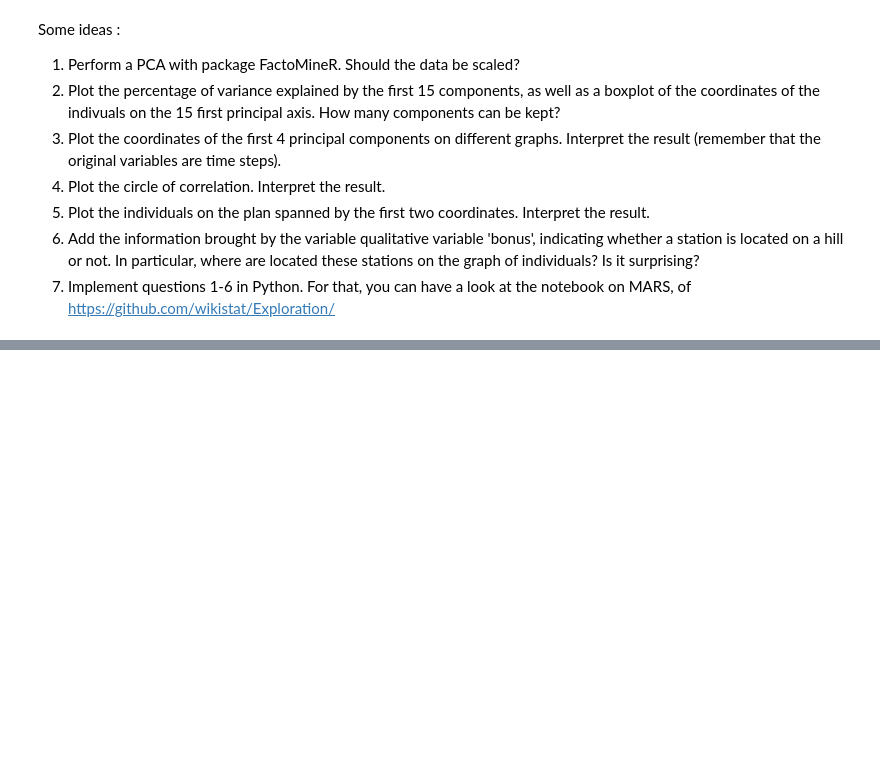
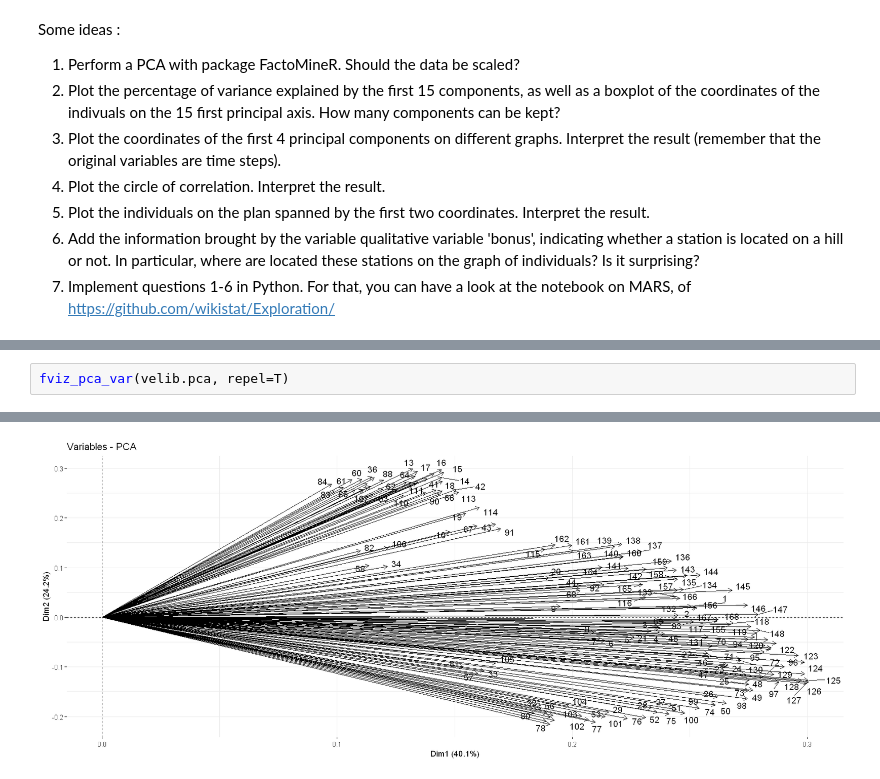
Before and after one commit to jayalabanda/projet-ADD, a Jupyter notebook: velib_Rnotebook_starter_PCA.ipynb, the cells around one changed output, grey strips where cells are left out. Drawn from its saved outputs; the diff is of its cells as text; blank space fills up the shorter version.

```diff
--- a/velib_Rnotebook_starter_PCA.ipynb
+++ b/velib_Rnotebook_starter_PCA.ipynb
@@ -115,0 +115,3 @@ The downloaded binary packages are in
+# %%
+fviz_pca_var(velib.pca, repel=T)
+# %% [output]
@@ -115,0 +120 @@ The downloaded binary packages are in
+[figure, added]
```
Also changed, not shown: parts of 10 cells of this notebook.
